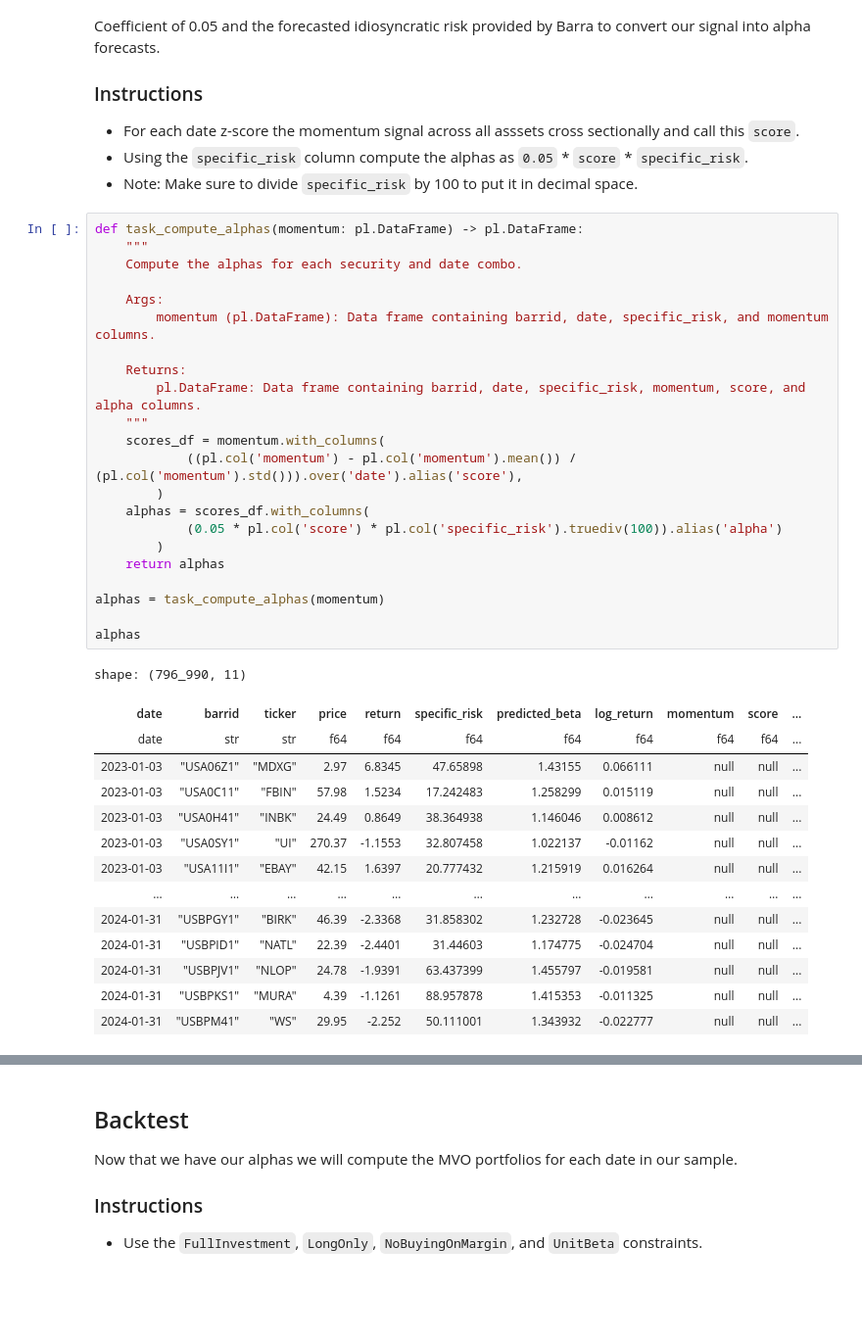
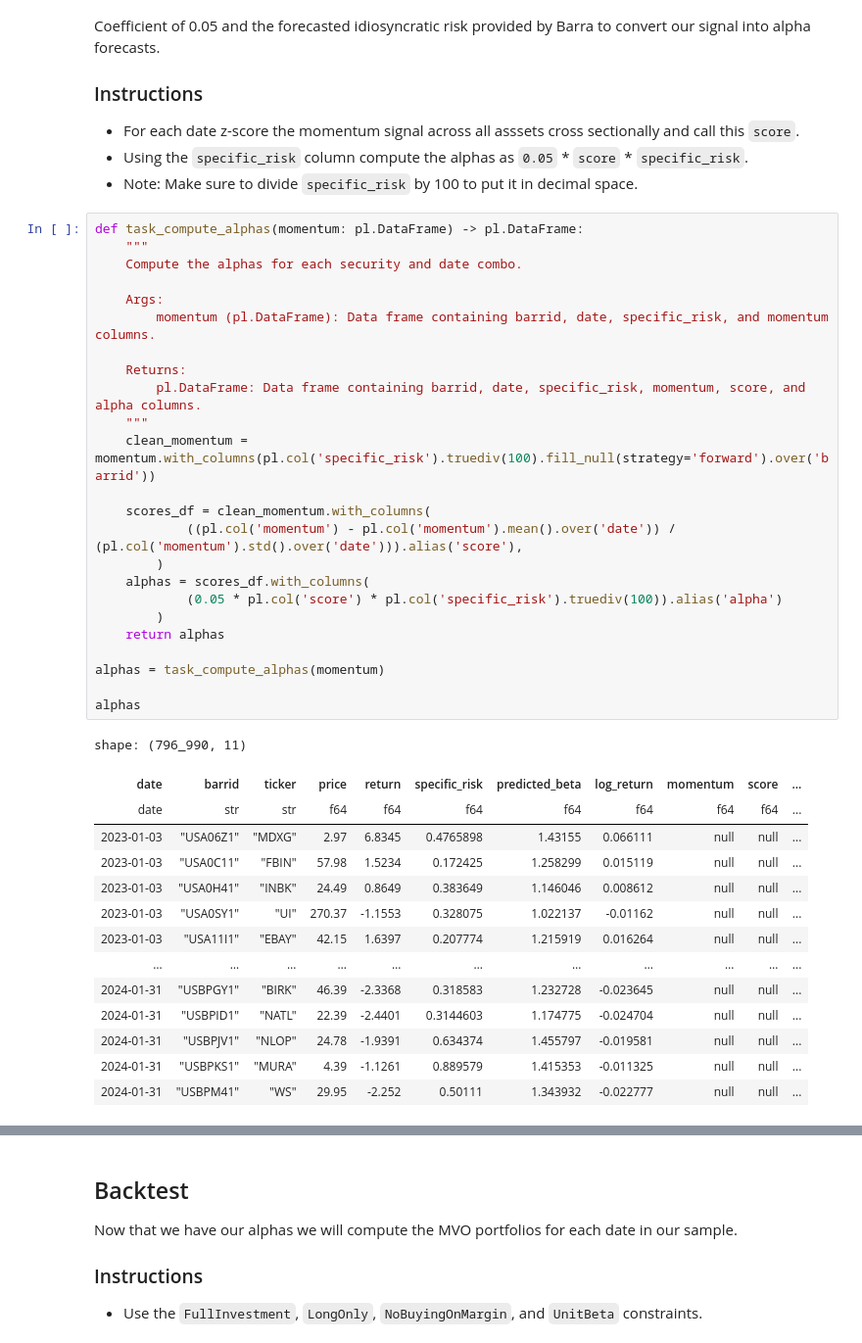
Before and after one commit to seantitensor/sf-quant-labs, a Jupyter notebook: labs/lab_4.ipynb, the cells around one changed output, grey strips where cells are left out. Shown: that part at 98% size. Drawn from its saved outputs; the diff is of its cells as text; blank space fills up the shorter version.

```diff
--- a/labs/lab_4.ipynb
+++ b/labs/lab_4.ipynb
@@ -116,40 +118,42 @@ In order to make our momentum signal usable in our optimizer we will use a prede
 # %%
 def task_compute_alphas(momentum: pl.DataFrame) -> pl.DataFrame:
     """
     Compute the alphas for each security and date combo.
 
     Args:
         momentum (pl.DataFrame): Data frame containing barrid, date, specific_risk, and momentum columns.
 
     Returns:
         pl.DataFrame: Data frame containing barrid, date, specific_risk, momentum, score, and alpha columns.
     """
-    scores_df = momentum.with_columns(
-            ((pl.col('momentum') - pl.col('momentum').mean()) / (pl.col('momentum').std())).over('date').alias('score'),
+    clean_momentum = momentum.with_columns(pl.col('specific_risk').truediv(100).fill_null(strategy='forward').over('barrid'))
+
+    scores_df = clean_momentum.with_columns(
+            ((pl.col('momentum') - pl.col('momentum').mean().over('date')) / (pl.col('momentum').std().over('date'))).alias('score'),
         )
     alphas = scores_df.with_columns(
             (0.05 * pl.col('score') * pl.col('specific_risk').truediv(100)).alias('alpha')
         )
     return alphas
 
 alphas = task_compute_alphas(momentum)
 
 alphas
 # %% [output]
 shape: (796_990, 11)
 | date | barrid | ticker | price | return | specific_risk | predicted_beta | log_return | momentum | score | ... |
 | date | str | str | f64 | f64 | f64 | f64 | f64 | f64 | f64 | ... |
-| 2023-01-03 | "USA06Z1" | "MDXG" | 2.97 | 6.8345 | 47.65898 | 1.43155 | 0.066111 | null | null | ... |
-| 2023-01-03 | "USA0C11" | "FBIN" | 57.98 | 1.5234 | 17.242483 | 1.258299 | 0.015119 | null | null | ... |
-| 2023-01-03 | "USA0H41" | "INBK" | 24.49 | 0.8649 | 38.364938 | 1.146046 | 0.008612 | null | null | ... |
-| 2023-01-03 | "USA0SY1" | "UI" | 270.37 | -1.1553 | 32.807458 | 1.022137 | -0.01162 | null | null | ... |
-| 2023-01-03 | "USA11I1" | "EBAY" | 42.15 | 1.6397 | 20.777432 | 1.215919 | 0.016264 | null | null | ... |
+| 2023-01-03 | "USA06Z1" | "MDXG" | 2.97 | 6.8345 | 0.4765898 | 1.43155 | 0.066111 | null | null | ... |
+| 2023-01-03 | "USA0C11" | "FBIN" | 57.98 | 1.5234 | 0.172425 | 1.258299 | 0.015119 | null | null | ... |
+| 2023-01-03 | "USA0H41" | "INBK" | 24.49 | 0.8649 | 0.383649 | 1.146046 | 0.008612 | null | null | ... |
+| 2023-01-03 | "USA0SY1" | "UI" | 270.37 | -1.1553 | 0.328075 | 1.022137 | -0.01162 | null | null | ... |
+| 2023-01-03 | "USA11I1" | "EBAY" | 42.15 | 1.6397 | 0.207774 | 1.215919 | 0.016264 | null | null | ... |
 | … | … | … | … | … | … | … | … | … | … | ... |
-| 2024-01-31 | "USBPGY1" | "BIRK" | 46.39 | -2.3368 | 31.858302 | 1.232728 | -0.023645 | null | null | ... |
-| 2024-01-31 | "USBPID1" | "NATL" | 22.39 | -2.4401 | 31.44603 | 1.174775 | -0.024704 | null | null | ... |
-| 2024-01-31 | "USBPJV1" | "NLOP" | 24.78 | -1.9391 | 63.437399 | 1.455797 | -0.019581 | null | null | ... |
-| 2024-01-31 | "USBPKS1" | "MURA" | 4.39 | -1.1261 | 88.957878 | 1.415353 | -0.011325 | null | null | ... |
-| 2024-01-31 | "USBPM41" | "WS" | 29.95 | -2.252 | 50.111001 | 1.343932 | -0.022777 | null | null | ... |
+| 2024-01-31 | "USBPGY1" | "BIRK" | 46.39 | -2.3368 | 0.318583 | 1.232728 | -0.023645 | null | null | ... |
+| 2024-01-31 | "USBPID1" | "NATL" | 22.39 | -2.4401 | 0.3144603 | 1.174775 | -0.024704 | null | null | ... |
+| 2024-01-31 | "USBPJV1" | "NLOP" | 24.78 | -1.9391 | 0.634374 | 1.455797 | -0.019581 | null | null | ... |
+| 2024-01-31 | "USBPKS1" | "MURA" | 4.39 | -1.1261 | 0.889579 | 1.415353 | -0.011325 | null | null | ... |
+| 2024-01-31 | "USBPM41" | "WS" | 29.95 | -2.252 | 0.50111 | 1.343932 | -0.022777 | null | null | ... |
 # %%
 def task_price_filter(alphas: pl.DataFrame) -> pl.DataFrame:
     """
```
Also changed, not shown: parts of 2 cells of this notebook.
